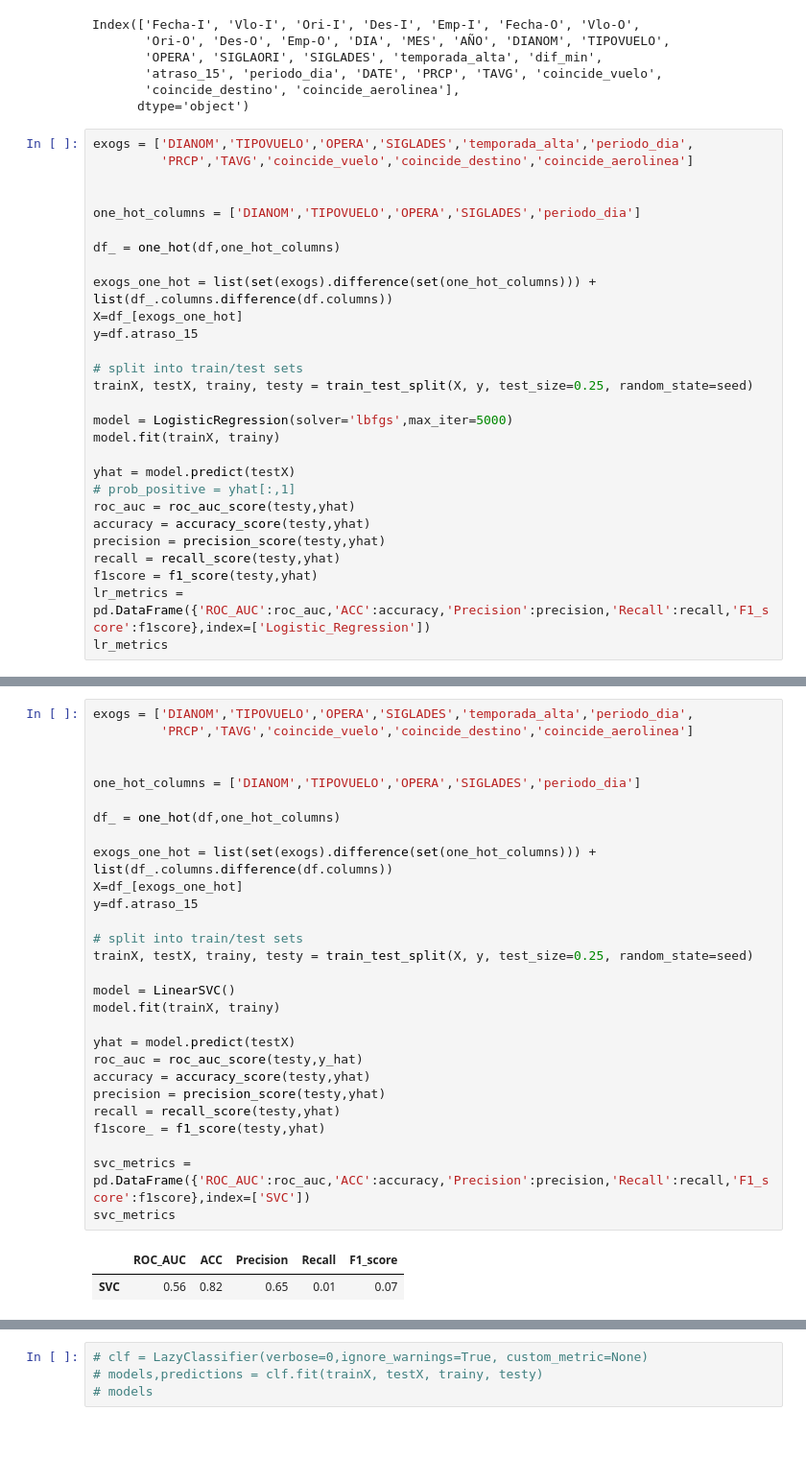
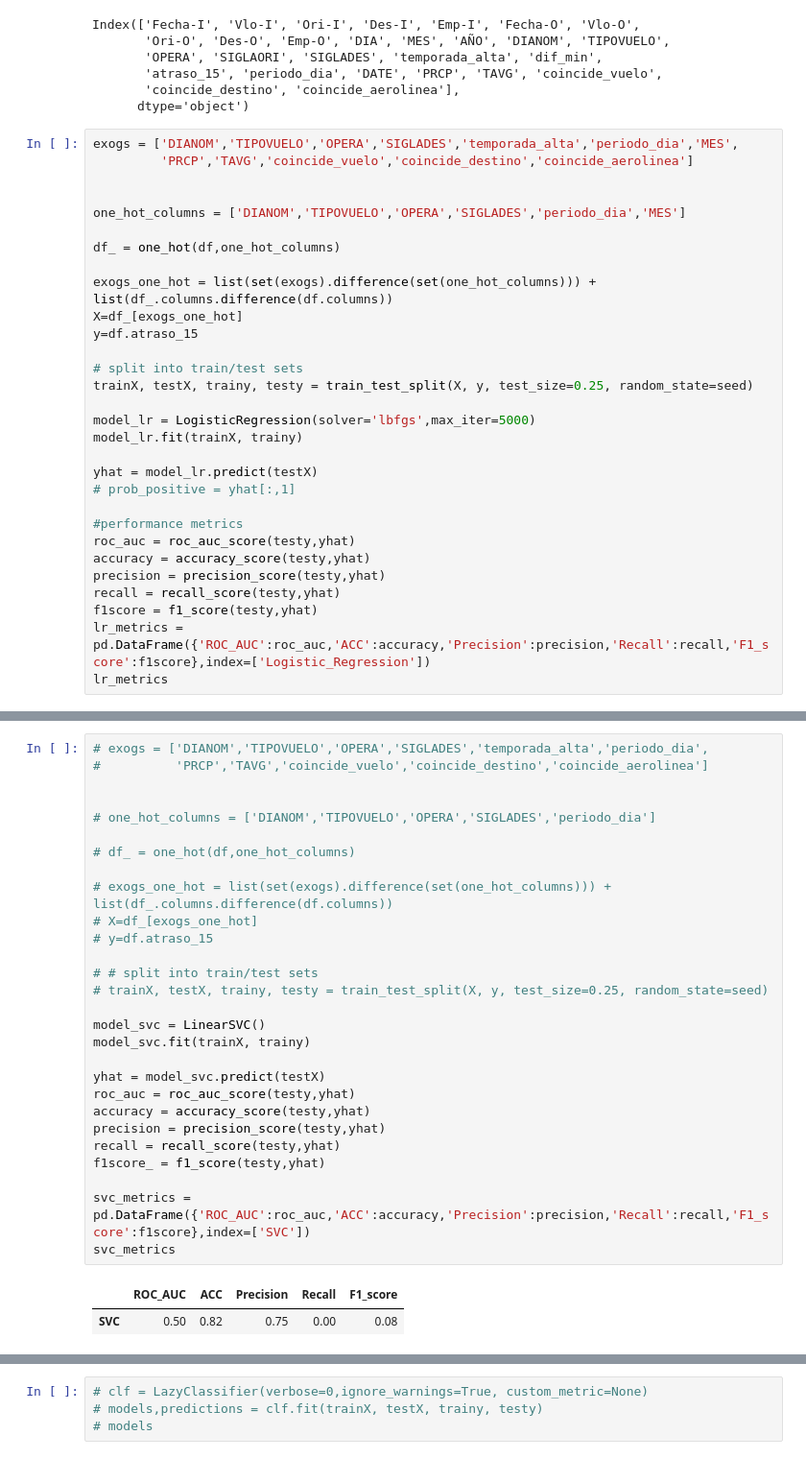
Before and after one commit to dpandelarab/challenge_latam, a Jupyter notebook: solution.ipynb, the cells around one changed output, grey strips where cells are left out. Shown at 96% size. Drawn from its saved outputs; the diff is of its cells as text.

```diff
--- a/solution.ipynb
+++ b/solution.ipynb
@@ -327,11 +327,11 @@ Index(['Fecha-I', 'Vlo-I', 'Ori-I', 'Des-I', 'Emp-I', 'Fecha-O', 'Vlo-O',
        'coincide_destino', 'coincide_aerolinea'],
       dtype='object')
 # %%
-exogs = ['DIANOM','TIPOVUELO','OPERA','SIGLADES','temporada_alta','periodo_dia',
+exogs = ['DIANOM','TIPOVUELO','OPERA','SIGLADES','temporada_alta','periodo_dia','MES',
          'PRCP','TAVG','coincide_vuelo','coincide_destino','coincide_aerolinea']
 
 
-one_hot_columns = ['DIANOM','TIPOVUELO','OPERA','SIGLADES','periodo_dia']
+one_hot_columns = ['DIANOM','TIPOVUELO','OPERA','SIGLADES','periodo_dia','MES']
 
 df_ = one_hot(df,one_hot_columns)
 
@@ -342,11 +342,13 @@ y=df.atraso_15
 # split into train/test sets
 trainX, testX, trainy, testy = train_test_split(X, y, test_size=0.25, random_state=seed)
 
-model = LogisticRegression(solver='lbfgs',max_iter=5000)
-model.fit(trainX, trainy)
+model_lr = LogisticRegression(solver='lbfgs',max_iter=5000)
+model_lr.fit(trainX, trainy)
 
-yhat = model.predict(testX)
+yhat = model_lr.predict(testX)
 # prob_positive = yhat[:,1]
+
+#performance metrics
 roc_auc = roc_auc_score(testy,yhat)
 accuracy = accuracy_score(testy,yhat)
 precision = precision_score(testy,yhat)
@@ -360,32 +362,32 @@ lr_metrics
 # %%
-exogs = ['DIANOM','TIPOVUELO','OPERA','SIGLADES','temporada_alta','periodo_dia',
-         'PRCP','TAVG','coincide_vuelo','coincide_destino','coincide_aerolinea']
+# exogs = ['DIANOM','TIPOVUELO','OPERA','SIGLADES','temporada_alta','periodo_dia',
+#          'PRCP','TAVG','coincide_vuelo','coincide_destino','coincide_aerolinea']
 
 
-one_hot_columns = ['DIANOM','TIPOVUELO','OPERA','SIGLADES','periodo_dia']
+# one_hot_columns = ['DIANOM','TIPOVUELO','OPERA','SIGLADES','periodo_dia']
 
-df_ = one_hot(df,one_hot_columns)
+# df_ = one_hot(df,one_hot_columns)
 
-exogs_one_hot = list(set(exogs).difference(set(one_hot_columns))) + list(df_.columns.difference(df.columns))
-X=df_[exogs_one_hot]
-y=df.atraso_15
+# exogs_one_hot = list(set(exogs).difference(set(one_hot_columns))) + list(df_.columns.difference(df.columns))
+# X=df_[exogs_one_hot]
+# y=df.atraso_15
 
-# split into train/test sets
-trainX, testX, trainy, testy = train_test_split(X, y, test_size=0.25, random_state=seed)
+# # split into train/test sets
+# trainX, testX, trainy, testy = train_test_split(X, y, test_size=0.25, random_state=seed)
 
-model = LinearSVC()
-model.fit(trainX, trainy)
+model_svc = LinearSVC()
+model_svc.fit(trainX, trainy)
 
-yhat = model.predict(testX)
-roc_auc = roc_auc_score(testy,y_hat)
+yhat = model_svc.predict(testX)
+roc_auc = roc_auc_score(testy,yhat)
 accuracy = accuracy_score(testy,yhat)
 precision = precision_score(testy,yhat)
 recall = recall_score(testy,yhat)
 f1score_ = f1_score(testy,yhat)
 
 svc_metrics = pd.DataFrame({'ROC_AUC':roc_auc,'ACC':accuracy,'Precision':precision,'Recall':recall,'F1_score':f1score},index=['SVC'])
 svc_metrics
 # %% [output]
 |  | ROC_AUC | ACC | Precision | Recall | F1_score |
-| SVC | 0.56 | 0.82 | 0.65 | 0.01 | 0.07 |
+| SVC | 0.50 | 0.82 | 0.75 | 0.00 | 0.08 |
 # %%
```
Also changed, not shown: parts of 11 cells of this notebook.
